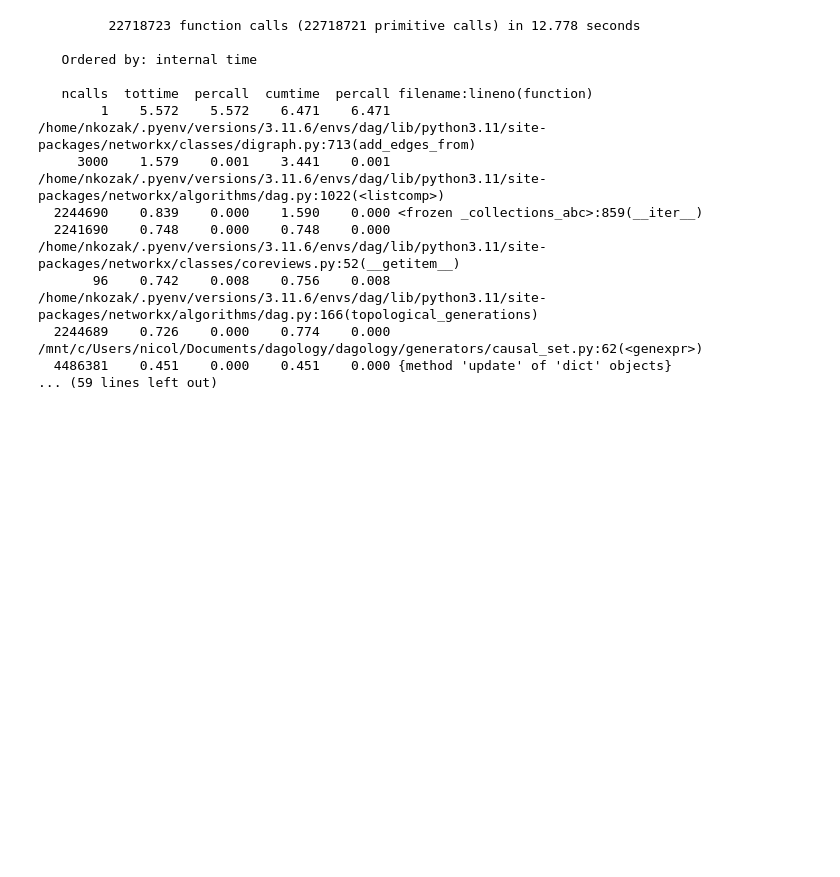
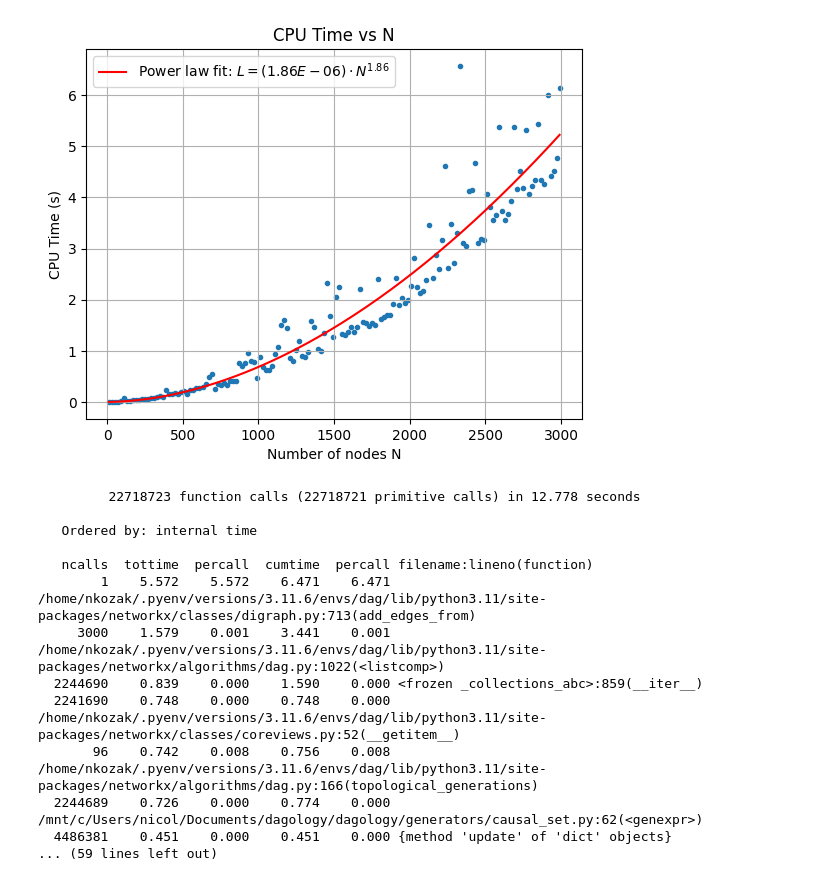
Before and after one commit to JamesClough/dagology, a Jupyter notebook: examples/calculations/longest_path_network.ipynb, the cells around one changed output. Drawn from its saved outputs; the diff is of its cells as text; code cells hidden in the pictures; blank space fills up the shorter version.

```diff
--- a/examples/calculations/longest_path_network.ipynb
+++ b/examples/calculations/longest_path_network.ipynb
@@ -54,3 +64,20 @@ plt.show()
+# %%
+# Fit the power law function to the data
+params, _ = curve_fit(power_law, n_range, times)
+
+# Extract the fitted parameters
+a_fit, b_fit = params
+
+plt.scatter(n_range, times, marker='.')
+plt.title('CPU Time vs N')
+plt.xlabel('Number of nodes N')
+plt.ylabel('CPU Time (s)')
+plt.grid(True)
+plt.plot(n_range, power_law(n_range, a_fit, b_fit), label=f'Power law fit: $L = ({a_fit:.2E}) \cdot N^{{{b_fit:.2f}}}$', color='red')
+plt.legend()
+plt.show()
+# %% [output]
+[figure, added]
 # %%
 N = 3000
 D = 2
```
Also changed, not shown: parts of 3 cells of this notebook.
